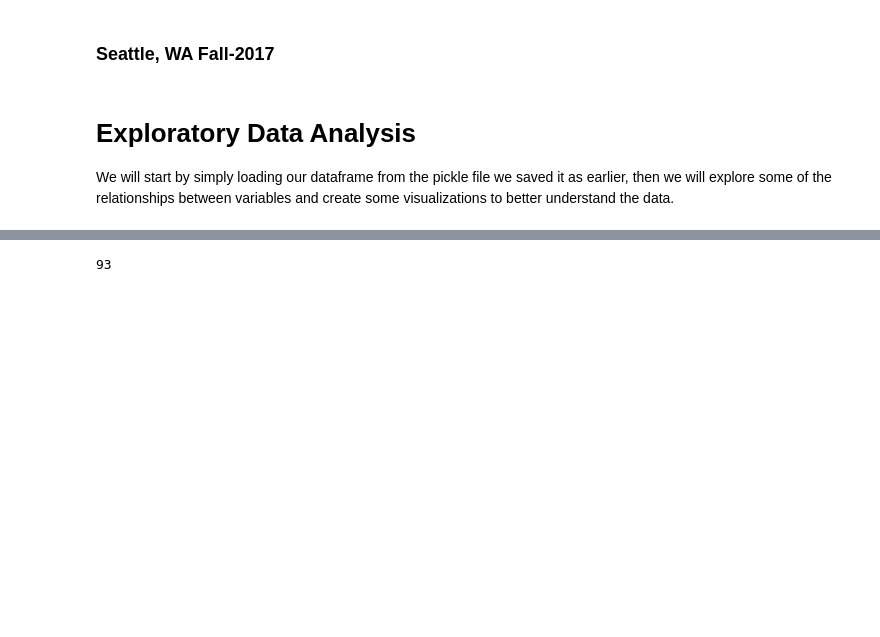
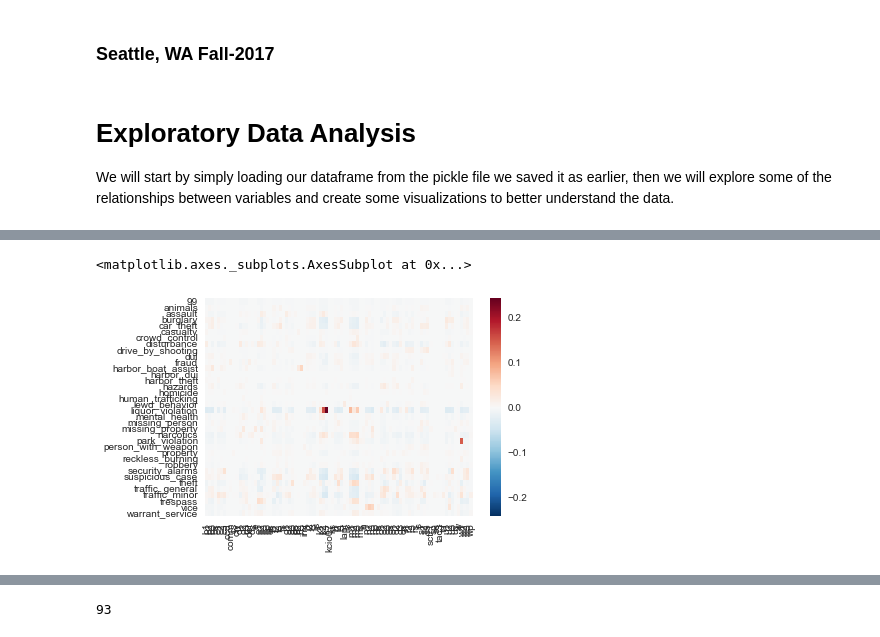
Before and after one commit to benmagoo808/METIS_Project, a Jupyter notebook: exploratory_data_analysis.ipynb, the cells around one changed output, grey strips where cells are left out. Drawn from its saved outputs; the diff is of its cells as text; code cells hidden in the pictures; blank space fills up the shorter version.

```diff
--- a/exploratory_data_analysis.ipynb
+++ b/exploratory_data_analysis.ipynb
@@ -24,0 +160,17 @@ df = pd.read_pickle('Data/weatherAndCallData.pkl') # Get our dataframe up and ru
+# %%
+list_1 = df.columns[3:39] # Create a list of the crime columns
+list_2 = df.columns[39:-31] # Create a list of the weather columns
+plotDict = {} # Create our empty dict for the plot
+
+for crime in list_1:
+    for weather in list_2:
+        tempDict = {(crime, weather): scipy.stats.pearsonr(df[crime],df[weather])} # Create a temp dict with our
+        # Variables in a tuple as the key and their correlation and p value in a tuple as the value
+        plotDict.update(tempDict) # Update our plot dict with the temp
+
+dfOutput = pd.Series(plotDict).unstack() # Create a data frame from the plot dictionary
+dfOutputPearson = dfOutput.apply(lambda x: x.apply(lambda x:x[0])) # Grab just the correlations from the new dataframe
+sns.heatmap(dfOutputPearson) # Plot it as a heatmap
+# %% [output]
+<matplotlib.axes._subplots.AxesSubplot at 0x...>
+[figure, added]
```
Also changed, not shown: parts of 33 cells of this notebook.
